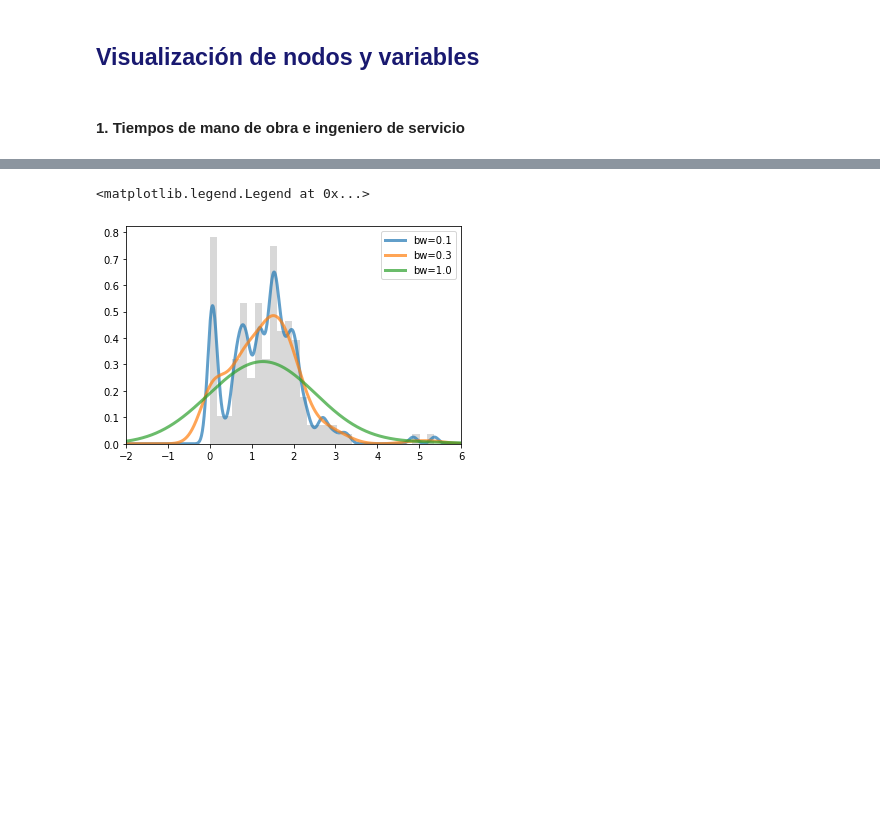
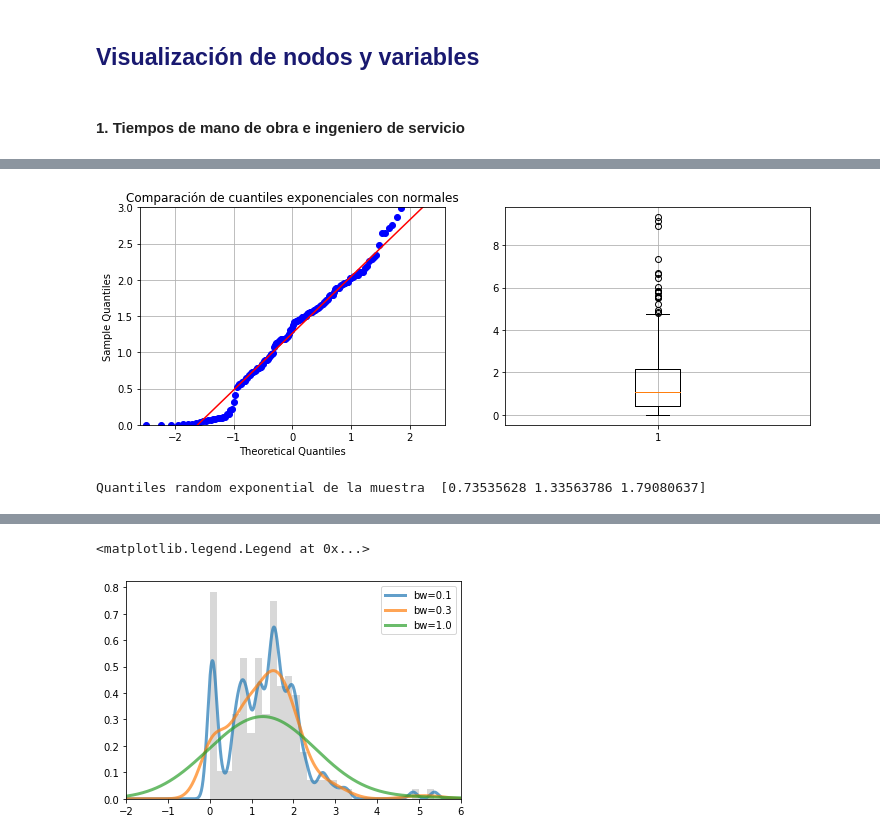
Before and after one commit to danielabenavides/proyecto_modulo1, a Jupyter notebook: ProyectoModulo1_Benavides_Rivera.ipynb, the cells around one changed output, grey strips where cells are left out. Saved outputs shown, nothing was run; the diff lists cells and outputs as text; code cells hidden in the pictures; blank space fills up the shorter version.

```diff
--- a/ProyectoModulo1_Benavides_Rivera.ipynb
+++ b/ProyectoModulo1_Benavides_Rivera.ipynb
@@ -475,0 +533,28 @@ prom_TC = IS['Tiempo frente al cliente']
+# %%
+########### Ajustando una exponencial
+nsample = 500
+# Distribución exponencial con parámetro lambda = 0.7
+lamb = .7
+x = st.expon.rvs(loc=0, scale=1/lamb, size=nsample)
+
+f,ax = plt.subplots(1, 2, figsize=(12,4))
+
+sm.qqplot(measurements, dist='norm',line='q', ax=ax[0])
+ax[0].set_title('Comparación de cuantiles exponenciales con normales')
+ax[0].set_ylim([0,3])
+ax[0].grid()
+
+# Gráfica box-plot
+B = ax[1].boxplot(x)
+ax[1].grid()
+plt.show()
+
+# Obtener los valores de Q1 y Q3 de la gráfica
+[item.get_ydata()[0] for item in B['whiskers']]
+# Otra forma de obtener los quantiles
+Q_exp = np.percentile(measurements,[25,50,75])
+
+print('Quantiles random exponential de la muestra ',Q_exp)
+# %% [output]
+[figure, added]
+Quantiles random exponential de la muestra  [0.73535628 1.33563786 1.79080637]
```
Also changed, not shown: parts of 22 cells of this notebook.
